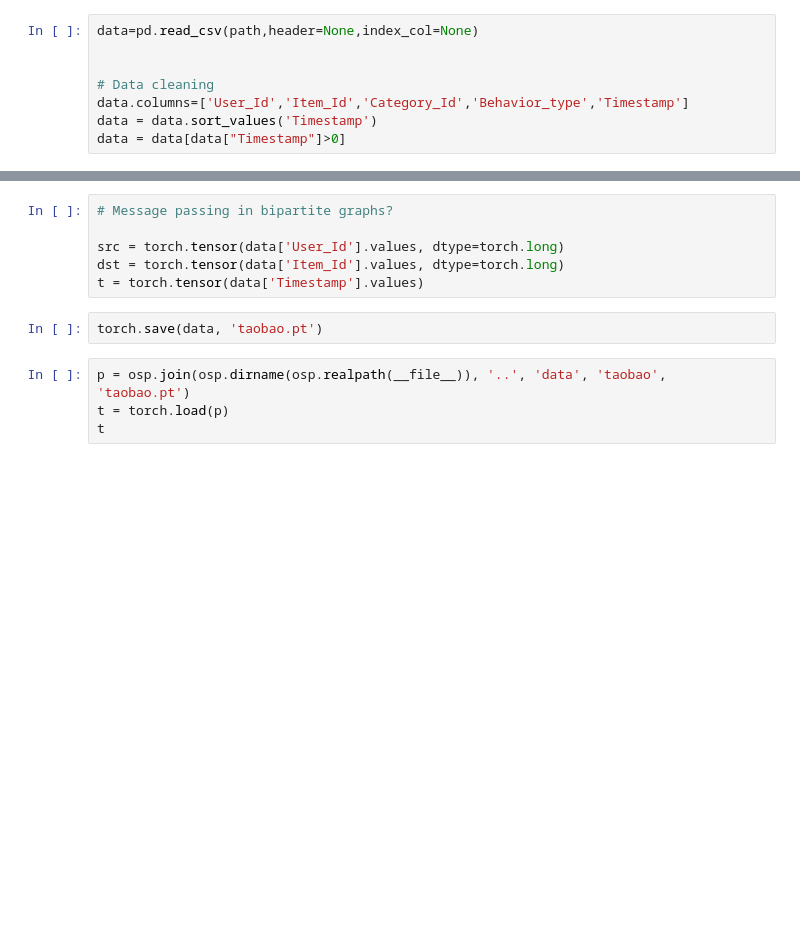
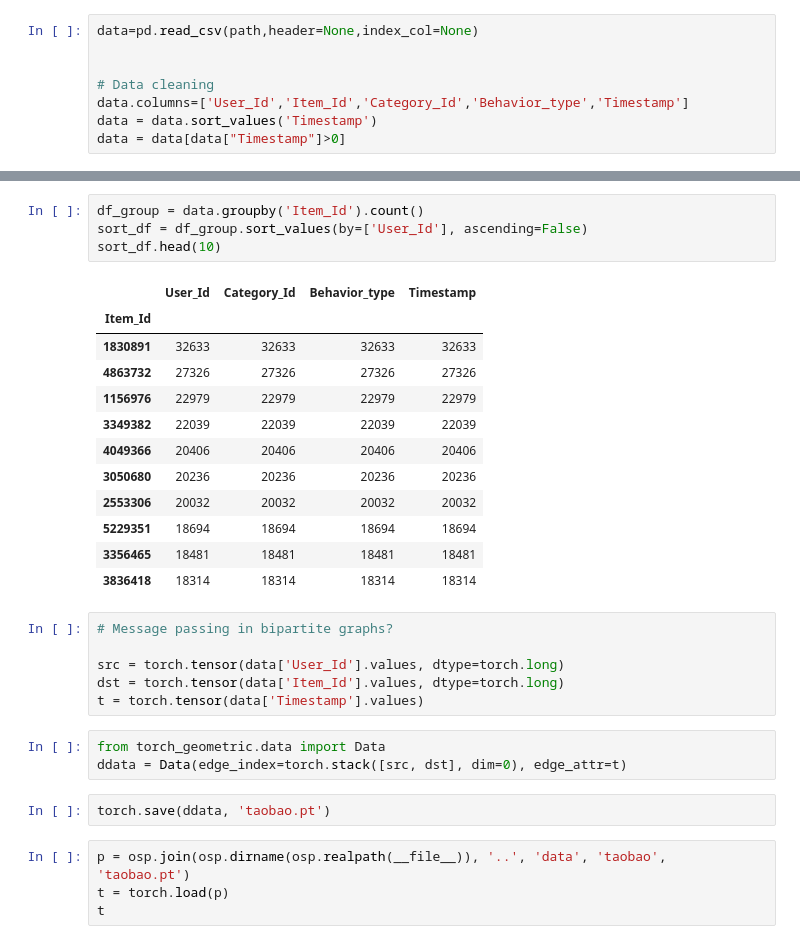
Before and after one commit to zimengzhou1/gnn-ssd, a Jupyter notebook: taobao.ipynb, the cells around one changed output, grey strips where cells are left out. Saved outputs shown, nothing was run; the diff lists cells and outputs as text; blank space fills up the shorter version.

```diff
--- a/taobao.ipynb
+++ b/taobao.ipynb
@@ -29,11 +46,31 @@ data = data[data["Timestamp"]>0]
+# %%
+df_group = data.groupby('Item_Id').count()
+sort_df = df_group.sort_values(by=['User_Id'], ascending=False)
+sort_df.head(10)
+# %% [output]
+|  | User_Id | Category_Id | Behavior_type | Timestamp |
+| Item_Id |  |  |  |  |
+| 1830891 | 32633 | 32633 | 32633 | 32633 |
+| 4863732 | 27326 | 27326 | 27326 | 27326 |
+| 1156976 | 22979 | 22979 | 22979 | 22979 |
+| 3349382 | 22039 | 22039 | 22039 | 22039 |
+| 4049366 | 20406 | 20406 | 20406 | 20406 |
+| 3050680 | 20236 | 20236 | 20236 | 20236 |
+| 2553306 | 20032 | 20032 | 20032 | 20032 |
+| 5229351 | 18694 | 18694 | 18694 | 18694 |
+| 3356465 | 18481 | 18481 | 18481 | 18481 |
+| 3836418 | 18314 | 18314 | 18314 | 18314 |
 # %%
 # Message passing in bipartite graphs?
 
 src = torch.tensor(data['User_Id'].values, dtype=torch.long)
 dst = torch.tensor(data['Item_Id'].values, dtype=torch.long)
 t = torch.tensor(data['Timestamp'].values)
+# %%
+from torch_geometric.data import Data
+ddata = Data(edge_index=torch.stack([src, dst], dim=0), edge_attr=t)
 # %%
-torch.save(data, 'taobao.pt')
+torch.save(ddata, 'taobao.pt')
 # %%
 p = osp.join(osp.dirname(osp.realpath(__file__)), '..', 'data', 'taobao', 'taobao.pt')
 t = torch.load(p)
```
Also changed, not shown: parts of 1 cell of this notebook, 4 other files.
